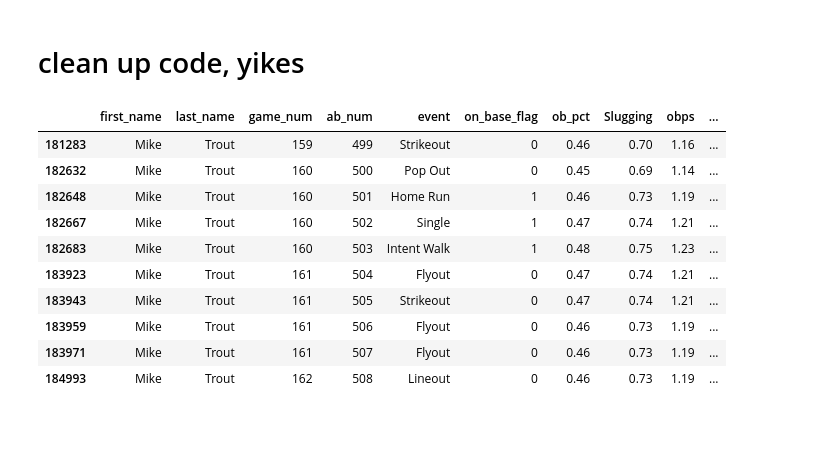
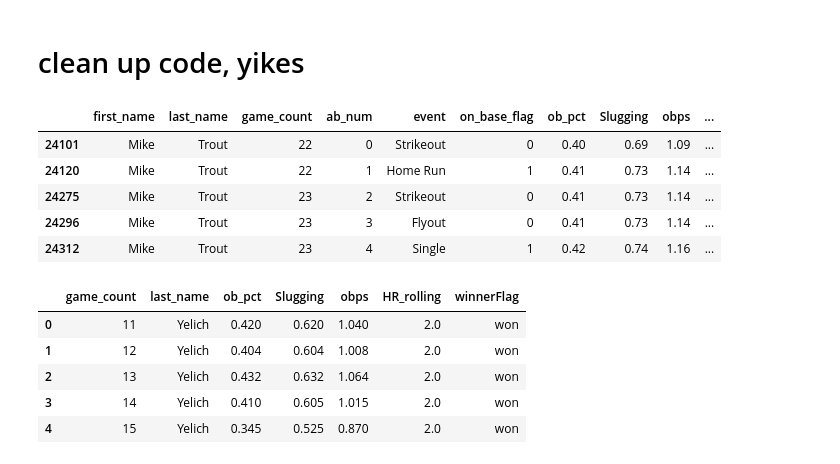
Before and after one commit to alan-flint/MLB-Visualization, a Jupyter notebook: code/mvp_consistency.ipynb, the cells around one changed output. Drawn from its saved outputs; the diff is of its cells as text; code cells hidden in the pictures; blank space fills up the shorter version.

```diff
--- a/code/mvp_consistency.ipynb
+++ b/code/mvp_consistency.ipynb
@@ -30,6 +30,5 @@ ab.head()
 | 4 | 2015000005 | 571431 | Strikeout | 201500001 | 1 | 3 | 0 | L | 452657 | L | ... |
 # %%
 ab2018 = ab.loc[ab.ab_id.astype(str).str.startswith('2018')]
-ab2018['game_num'] = [int(x[-4:])//15 + 1 for x in ab2018.g_id.astype(str)]
 # %%
 names = pd.read_csv('../data/pitch/player_names.csv')
@@ -71,27 +99,14 @@ on_base = ['Walk', 'Single', 'Double', 'Home Run', 'Hit By Pitch', 'Triple', 'In
 # %%
 def create_cols(df, roll):
-    # create ab bat index
-    df['ab_num'] = df.reset_index().index + 1 - roll
-    # create on base percentage over rolling 50 at bats
-    df['on_base_flag'] = np.where(df.event.isin(on_base), 1, 0)
-    df['ob_pct'] = df.on_base_flag.rolling(roll).sum() / roll
-    # create sum of HR's over rolling 50 at bats
-    df['HR'] = np.where(df.event == 'Home Run', 1, 0)
-    df['HR_rolling'] = df.HR.rolling(roll).sum()
-    # create slugging percentage, ie total bases / at bats
-    df['total_bases'] = 0
-    df.loc[(df.event.isin(['Walk', 'Single', 'Hit By Pitch', 'Intent Walk'])), 'total_bases'] = 1
-    df.loc[df.event == 'Double', 'total_bases'] = 2
-    df.loc[df.event == 'Triple', 'total_bases'] = 3
-    df.loc[df.event == 'Home Run', 'total_bases'] = 4
-    df['Slugging'] = df.total_bases.rolling(roll).mean()
-    # create obp+s
-    df['obps'] = df.ob_pct + df.Slugging
-    # keep only desired columns
-    df = df[['first_name', 'last_name', 'game_num', 'ab_num', 'event','on_base_flag', 'ob_pct',
-             'Slugging', 'obps', 'HR_rolling']]
-    # drop na rows
-    df = df.dropna()
+    df = game_count(df) # create game # index
+    df['ab_num'] = df.reset_index().index + 1 - roll # create ab bat index
+    df = on_base_pct(df, roll) # create on base percentage over rolling n at bats
+    df = hr_sum(df, roll) # create sum of HR's over rolling n at bats
+    df = slugging(df, roll)  # create slugging percentage, ie total bases / at bats
+    df['obps'] = df.ob_pct + df.Slugging # create obp+s
+    df = df[['first_name', 'last_name', 'game_count', 'ab_num', 'event','on_base_flag', 'ob_pct',
+             'Slugging', 'obps', 'HR_rolling']] # keep only desired columns
+    df = df.dropna() # drop na rows
     #df = df.loc[df.game_num % 5 == 0]
     return df
 # %%
@@ -100,19 +116,13 @@ betts = create_cols(betts, 100)
 martinez = create_cols(martinez, 100)
 ramirez = create_cols(ramirez, 100)
 bregman = create_cols(bregman, 100)
-# %%
-trout.tail(10)
-# %% [output]
-|  | first_name | last_name | game_num | ab_num | event | on_base_flag | ob_pct | Slugging | obps | ... |
-| 181283 | Mike | Trout | 159 | 499 | Strikeout | 0 | 0.46 | 0.70 | 1.16 | ... |
-| 182632 | Mike | Trout | 160 | 500 | Pop Out | 0 | 0.45 | 0.69 | 1.14 | ... |
-| 182648 | Mike | Trout | 160 | 501 | Home Run | 1 | 0.46 | 0.73 | 1.19 | ... |
-| 182667 | Mike | Trout | 160 | 502 | Single | 1 | 0.47 | 0.74 | 1.21 | ... |
-| 182683 | Mike | Trout | 160 | 503 | Intent Walk | 1 | 0.48 | 0.75 | 1.23 | ... |
-| 183923 | Mike | Trout | 161 | 504 | Flyout | 0 | 0.47 | 0.74 | 1.21 | ... |
-| 183943 | Mike | Trout | 161 | 505 | Strikeout | 0 | 0.47 | 0.74 | 1.21 | ... |
-| 183959 | Mike | Trout | 161 | 506 | Flyout | 0 | 0.46 | 0.73 | 1.19 | ... |
-| 183971 | Mike | Trout | 161 | 507 | Flyout | 0 | 0.46 | 0.73 | 1.19 | ... |
-| 184993 | Mike | Trout | 162 | 508 | Lineout | 0 | 0.46 | 0.73 | 1.19 | ... |
 # %%
 combined = pd.concat([trout, betts, martinez, ramirez, bregman])
+combined.head()
+# %% [output]
+|  | first_name | last_name | game_count | ab_num | event | on_base_flag | ob_pct | Slugging | obps | ... |
+| 24101 | Mike | Trout | 22 | 0 | Strikeout | 0 | 0.40 | 0.69 | 1.09 | ... |
+| 24120 | Mike | Trout | 22 | 1 | Home Run | 1 | 0.41 | 0.73 | 1.14 | ... |
+| 24275 | Mike | Trout | 23 | 2 | Strikeout | 0 | 0.41 | 0.73 | 1.14 | ... |
+| 24296 | Mike | Trout | 23 | 3 | Flyout | 0 | 0.41 | 0.73 | 1.14 | ... |
+| 24312 | Mike | Trout | 23 | 4 | Single | 1 | 0.42 | 0.74 | 1.16 | ... |
@@ -118,0 +142,12 @@ combined = pd.concat([trout, betts, martinez, ramirez, bregman])
+# %%
+combinedNL = pd.concat([yelich, baez, arenado])
+combinedNL.loc[combinedNL.last_name == 'Yelich', 'winnerFlag'] = 'won'
+combinedNL.loc[combinedNL.last_name != 'Yelich', 'winnerFlag'] = 'no'
+combinedNL.head()
+# %% [output]
+|  | game_count | last_name | ob_pct | Slugging | obps | HR_rolling | winnerFlag |
+| 0 | 11 | Yelich | 0.420 | 0.620 | 1.040 | 2.0 | won |
+| 1 | 12 | Yelich | 0.404 | 0.604 | 1.008 | 2.0 | won |
+| 2 | 13 | Yelich | 0.432 | 0.632 | 1.064 | 2.0 | won |
+| 3 | 14 | Yelich | 0.410 | 0.605 | 1.015 | 2.0 | won |
+| 4 | 15 | Yelich | 0.345 | 0.525 | 0.870 | 2.0 | won |
```
Also changed, not shown: parts of 17 cells of this notebook, 1 other file.
